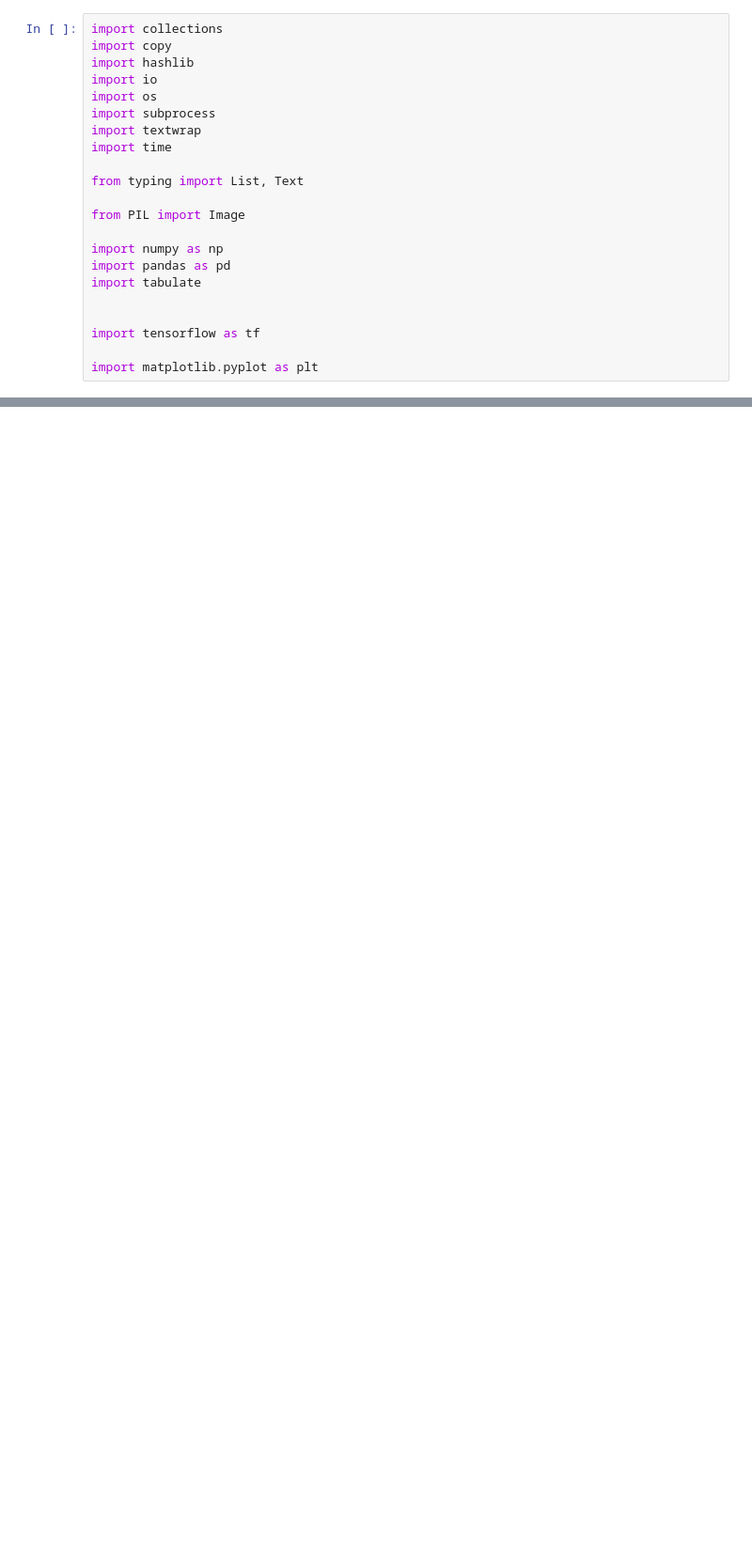
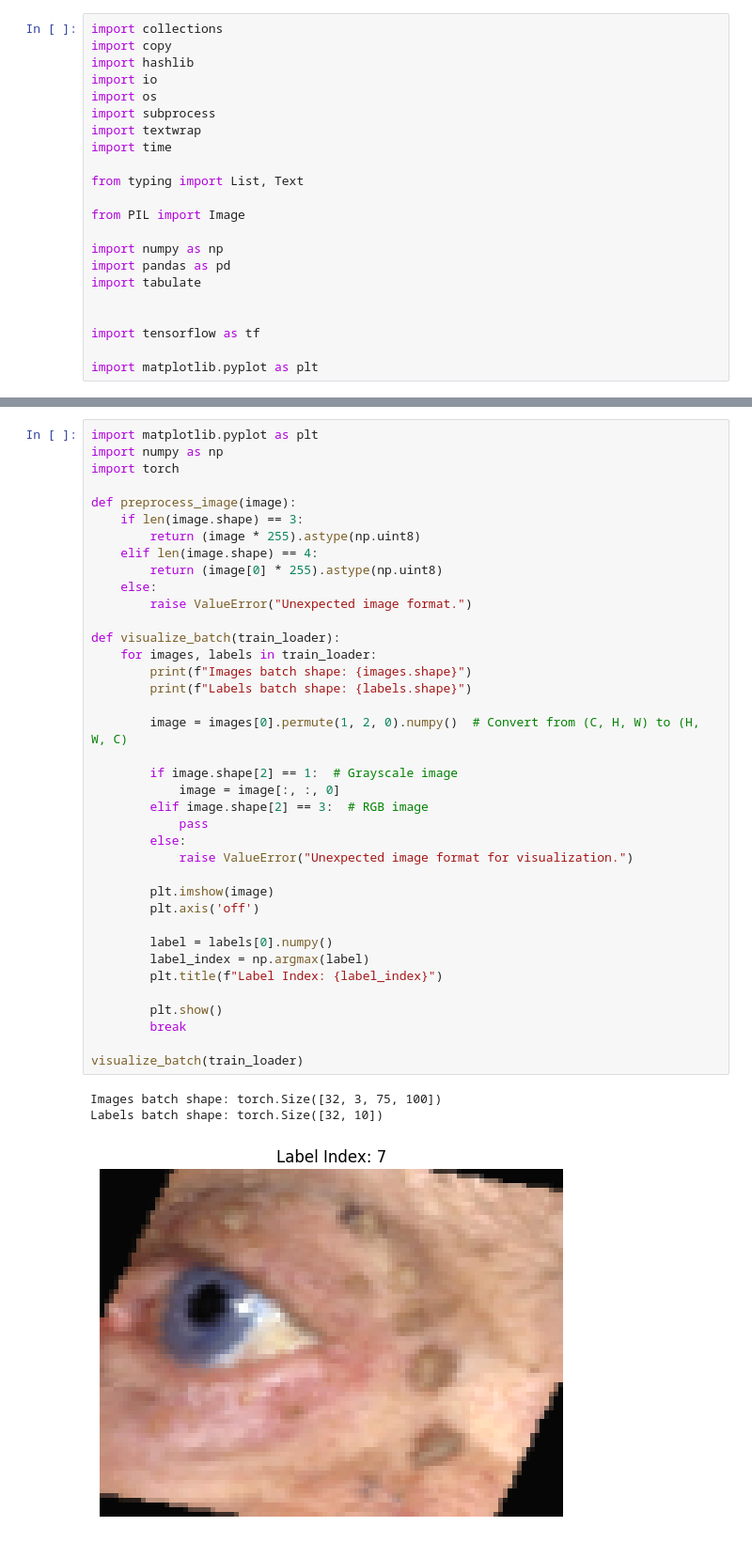
Before and after one commit to ntvinh2005/skin_disease_detection, a Jupyter notebook: skin_detection.ipynb, the cells around one changed output, grey strips where cells are left out. Shown: that part at 94% size. Cells and saved outputs as stored; diff of their text form; blank space fills up the shorter version.

```diff
--- a/skin_detection.ipynb
+++ b/skin_detection.ipynb
@@ -258,0 +277,42 @@ KeyboardInterrupt:
+# %%
+import matplotlib.pyplot as plt
+import numpy as np
+import torch
+
+def preprocess_image(image):
+    if len(image.shape) == 3:
+        return (image * 255).astype(np.uint8)
+    elif len(image.shape) == 4:
+        return (image[0] * 255).astype(np.uint8)
+    else:
+        raise ValueError("Unexpected image format.")
+
+def visualize_batch(train_loader):
+    for images, labels in train_loader:
+        print(f"Images batch shape: {images.shape}")
+        print(f"Labels batch shape: {labels.shape}")
+
+        image = images[0].permute(1, 2, 0).numpy()  # Convert from (C, H, W) to (H, W, C)
+
+        if image.shape[2] == 1:  # Grayscale image
+            image = image[:, :, 0]
+        elif image.shape[2] == 3:  # RGB image
+            pass
+        else:
+            raise ValueError("Unexpected image format for visualization.")
+
+        plt.imshow(image)
+        plt.axis('off')
+
+        label = labels[0].numpy()
+        label_index = np.argmax(label)
+        plt.title(f"Label Index: {label_index}")
+
+        plt.show()
+        break
+
+visualize_batch(train_loader)
+# %% [output]
+Images batch shape: torch.Size([32, 3, 75, 100])
+Labels batch shape: torch.Size([32, 10])
+[figure, added]
```
Also changed, not shown: parts of 23 cells of this notebook, 1 other file.
